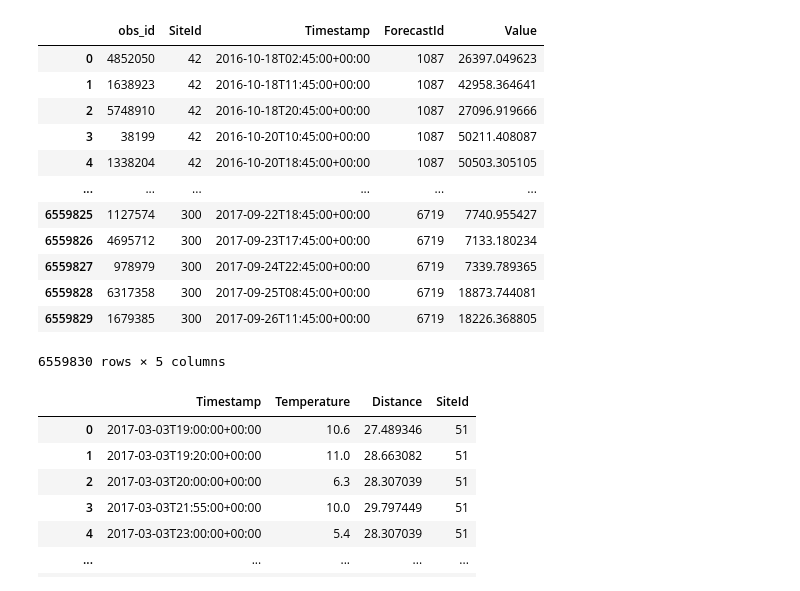
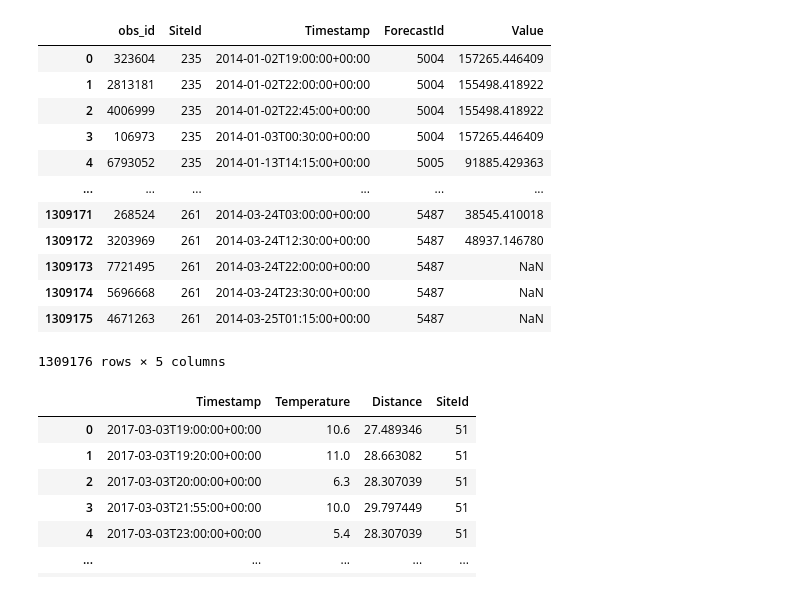
Before and after one commit to sitrongtrang/Building-Energy-Consumption-Prediction, a Jupyter notebook: preprocess/preprocess_data.ipynb, the cells around one changed output. Cells and saved outputs as stored; diff of their text form; code cells hidden in the pictures.

```diff
--- a/preprocess/preprocess_data.ipynb
+++ b/preprocess/preprocess_data.ipynb
@@ -11,22 +11,24 @@ from sklearn.neighbors import KNeighborsRegressor
 from sklearn.preprocessing import MinMaxScaler, StandardScaler, LabelEncoder
 from sklearn.metrics import mean_squared_error, mean_absolute_error, r2_score
 # %%
-training_data = pd.read_csv(f'../dataset/power-laws-forecasting-energy-consumption-training-data.csv', delimiter=';')
-training_data
+# training_data = pd.read_csv(f'../dataset/power-laws-forecasting-energy-consumption-training-data.csv', delimiter=';')
+# training_data
+test_data = pd.read_csv(f'../dataset/power-laws-forecasting-energy-consumption-test-data.csv', delimiter=';')
+test_data
 # %% [output]
 |  | obs_id | SiteId | Timestamp | ForecastId | Value |
-| 0 | 4852050 | 42 | 2016-10-18T02:45:00+00:00 | 1087 | 26397.049623 |
-| 1 | 1638923 | 42 | 2016-10-18T11:45:00+00:00 | 1087 | 42958.364641 |
-| 2 | 5748910 | 42 | 2016-10-18T20:45:00+00:00 | 1087 | 27096.919666 |
-| 3 | 38199 | 42 | 2016-10-20T10:45:00+00:00 | 1087 | 50211.408087 |
-| 4 | 1338204 | 42 | 2016-10-20T18:45:00+00:00 | 1087 | 50503.305105 |
+| 0 | 323604 | 235 | 2014-01-02T19:00:00+00:00 | 5004 | 157265.446409 |
+| 1 | 2813181 | 235 | 2014-01-02T22:00:00+00:00 | 5004 | 155498.418922 |
+| 2 | 4006999 | 235 | 2014-01-02T22:45:00+00:00 | 5004 | 155498.418922 |
+| 3 | 106973 | 235 | 2014-01-03T00:30:00+00:00 | 5004 | 157265.446409 |
+| 4 | 6793052 | 235 | 2014-01-13T14:15:00+00:00 | 5005 | 91885.429363 |
 | ... | ... | ... | ... | ... | ... |
-| 6559825 | 1127574 | 300 | 2017-09-22T18:45:00+00:00 | 6719 | 7740.955427 |
-| 6559826 | 4695712 | 300 | 2017-09-23T17:45:00+00:00 | 6719 | 7133.180234 |
-| 6559827 | 978979 | 300 | 2017-09-24T22:45:00+00:00 | 6719 | 7339.789365 |
-| 6559828 | 6317358 | 300 | 2017-09-25T08:45:00+00:00 | 6719 | 18873.744081 |
-| 6559829 | 1679385 | 300 | 2017-09-26T11:45:00+00:00 | 6719 | 18226.368805 |
+| 1309171 | 268524 | 261 | 2014-03-24T03:00:00+00:00 | 5487 | 38545.410018 |
+| 1309172 | 3203969 | 261 | 2014-03-24T12:30:00+00:00 | 5487 | 48937.146780 |
+| 1309173 | 7721495 | 261 | 2014-03-24T22:00:00+00:00 | 5487 | NaN |
+| 1309174 | 5696668 | 261 | 2014-03-24T23:30:00+00:00 | 5487 | NaN |
+| 1309175 | 4671263 | 261 | 2014-03-25T01:15:00+00:00 | 5487 | NaN |
-6559830 rows × 5 columns
+1309176 rows × 5 columns
 # %%
 weather_data = pd.read_csv(f'../dataset/power-laws-forecasting-energy-consumption-weather.csv', delimiter=';')
 weather_data
```
Also changed, not shown: parts of 14 cells of this notebook, 14 other files.
